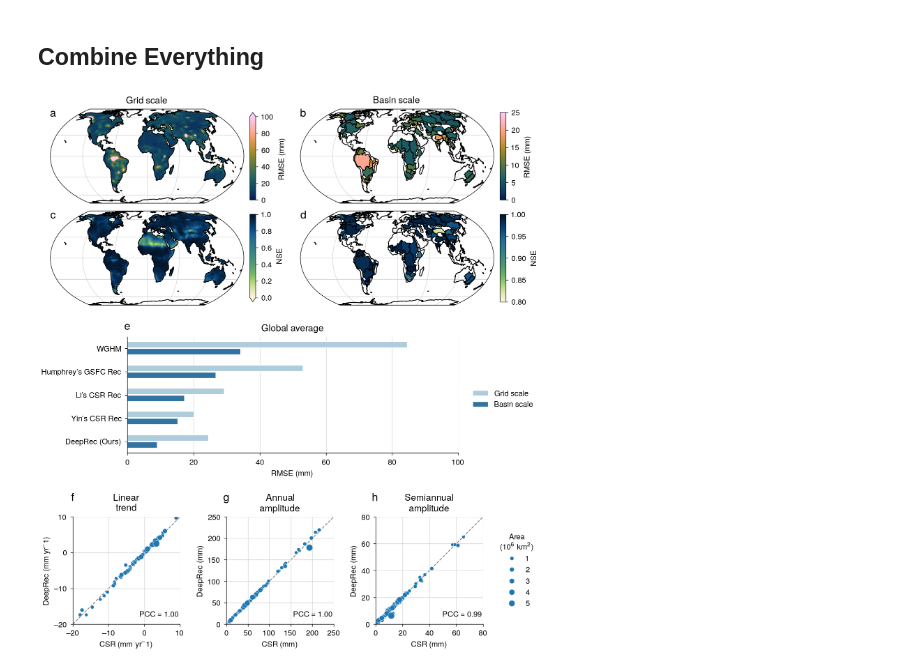
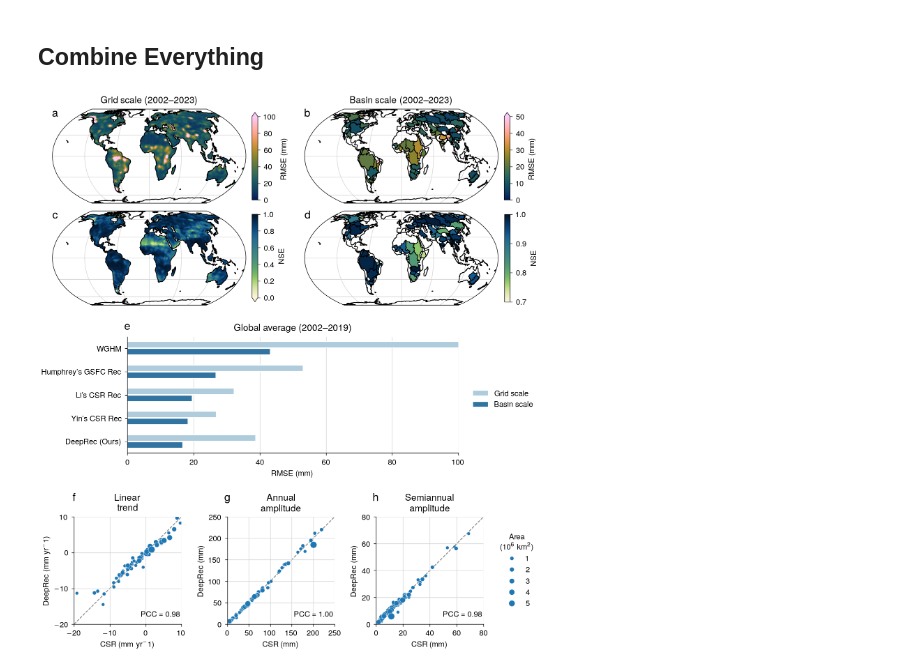
Before and after one commit to lqgentner/deeprec, a Jupyter notebook: notebooks/21-paper-plots/grace-metrics.ipynb, the cells around one changed output. Cells and saved outputs as stored; diff of their text form; code cells hidden in the pictures.

```diff
--- a/notebooks/21-paper-plots/grace-metrics.ipynb
+++ b/notebooks/21-paper-plots/grace-metrics.ipynb
@@ -81,9 +79,7 @@ our_name = "twsa_our"
 ds_grid = ds_all[[target_name, *eval_names]]
 # Only evaluate GRACE time
 ds_grid = ds_grid.sel(time=slice("2002", "2023")).compute()
-# Remove missing time steps - remove missing time steps in GRACE for all vars
-ds_grid = ds_grid.where(ds_grid.dr.time_notnull(), drop=True)
-print(len(ds_grid.time))
+
 # Calculate basin averages
 ds_basin: xr.Dataset = (
     # Select variables and time frame of interest
@@ -99,0 +109,16 @@ ds_basin: xr.Dataset = (
+# %%
+# RMSE
+our_rmse_grid = metrics.rmse(
+    ds_grid_our[target_name], ds_grid_our[our_name], dim="time", skipna=True
+)
+our_rmse_basin = metrics.rmse(
+    ds_basin[target_name], ds_basin[our_name], dim="time", skipna=True
+)
+
+# NSE
+our_nse_grid = metrics.nse(
+    ds_grid_our[target_name], ds_grid_our[our_name], dim="time", skipna=True
+)
+our_nse_basin = metrics.nse(
+    ds_basin[target_name], ds_basin[our_name], dim="time", skipna=True
+)
@@ -113,11 +152,6 @@ da_nse_grid = metrics.nse(
 da_nse_basin = metrics.nse(
     ds_basin[target_name], ds_basin[eval_names], dim="time", skipna=True
 ).to_dataarray("model")
-# %%
-our_rmse_grid = da_rmse_grid.sel(model=our_name, drop=True)
-our_rmse_basin = da_rmse_basin.sel(model=our_name, drop=True)
-our_nse_grid = da_nse_grid.sel(model=our_name, drop=True)
-our_nse_basin = da_nse_basin.sel(model=our_name, drop=True)
 # %%
 rmse_kwargs = dict(
     cbar_kwargs=dict(
@@ -428,6 +462,6 @@ def decomp_func(
 # %%
 # Apply decomposition
 # Curvefit skips missing values per default
-fit = ds_basin.to_dataarray("model").curvefit("time", decomp_func)
+fit = ds_basin_our.to_dataarray("model").curvefit("time", decomp_func)
 fit
 # %% [output]
@@ -610,13 +644,13 @@ our_nse_grid.dr.projplot(vmin=0.0, vmax=1.0, ax=axs_nse[0], **nse_kwargs)
 our_rmse_basin.dr.projplot_basins(
     our_rmse_grid,
     vmin=0,
-    vmax=25,
+    vmax=50,
     ax=axs_rmse[1],
     **rmse_kwargs,
 )
 our_nse_basin.dr.projplot_basins(
     our_nse_grid,
-    vmin=0.8,
+    vmin=0.7,
     vmax=1.0,
     ax=axs_nse[1],
     **nse_kwargs,
@@ -627,8 +661,9 @@ for ax in [axs_rmse[1], axs_nse[1]]:
     gdf_basin_shapes.dr.projplot(ax=ax, **basinlines_kwargs)
 
 # Titles
-axs_rmse[0].set(title="Grid scale")
-axs_rmse[1].set(title="Basin scale")
+time_str_our = f"({times_our[0].year}--{times_our[-1].year})"
+axs_rmse[0].set(title="Grid scale " + time_str_our)
+axs_rmse[1].set(title="Basin scale " + time_str_our)
 
 ### BAR CHART ###
 
@@ -643,7 +678,13 @@ sns.barplot(
     palette="Paired",
     order=my_order,
 )
-ax_bar.set(xlabel="RMSE (mm)", ylabel=None, xlim=(0, 100), title="Global average")
+time_str_all = f"({times_all[0].year}--{times_all[-1].year})"
+ax_bar.set(
+    xlabel="RMSE (mm)",
+    ylabel=None,
+    xlim=(0, 100),
+    title="Global average " + time_str_all,
+)
 ax_bar.xaxis.grid()
 # Place legend outside of axis
 ax_bar.legend().remove()
@@ -707,31 +748,31 @@ for n, ax in enumerate(axs_geo.flat):
     ax.text(
         0.0,
         1.0 - 0.08,
         string.ascii_lowercase[n],
         transform=ax.transAxes,
         size="x-large",
         weight="bold",
     )
 ax_bar.text(
     0.0,
     1.0 + 0.06,
     string.ascii_lowercase[len(axs_geo.flat)],
     ha="center",
     transform=ax_bar.transAxes,
     size="x-large",
     weight="bold",
 )
 for n, ax in enumerate(axs_scatter):
     ax.text(
         0.0,
         1.0 + 0.15,
         string.ascii_lowercase[len(axs_geo.flat) + n + 1],
         ha="center",
         transform=ax.transAxes,
         size="x-large",
         weight="bold",
     )
 
 fig.savefig(FIGURE_DIR / "grace_comp.pdf", backend="pgf")
 # %% [output]
-[figure, old version]
+[figure, new version]
```
Also changed, not shown: parts of 16 cells of this notebook.
